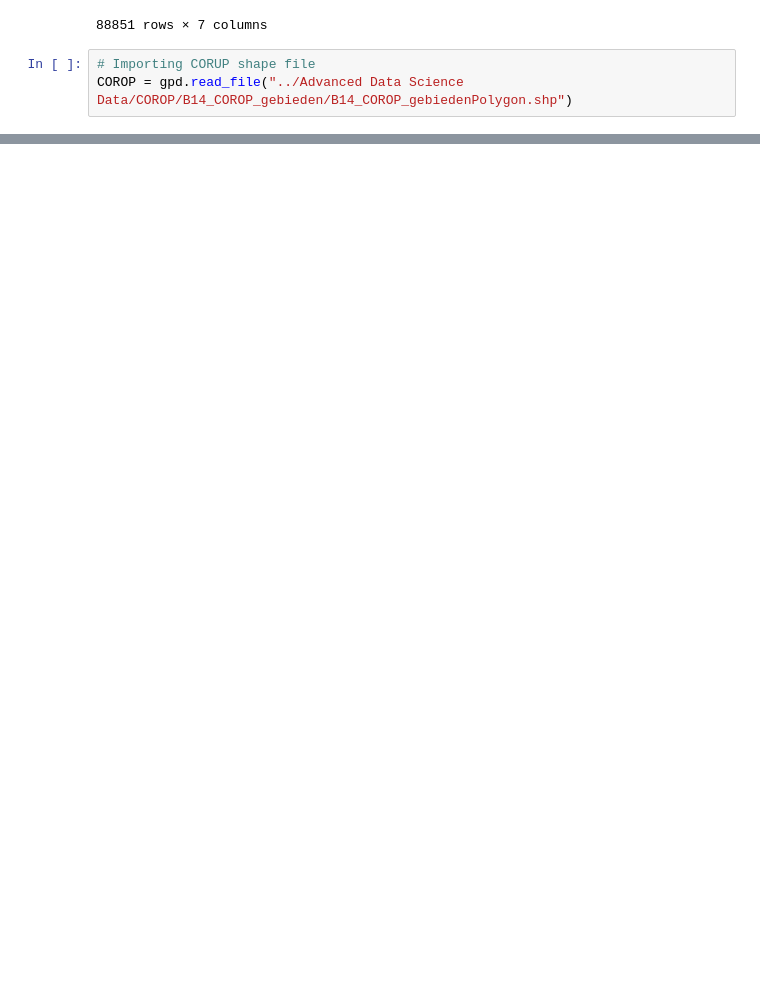
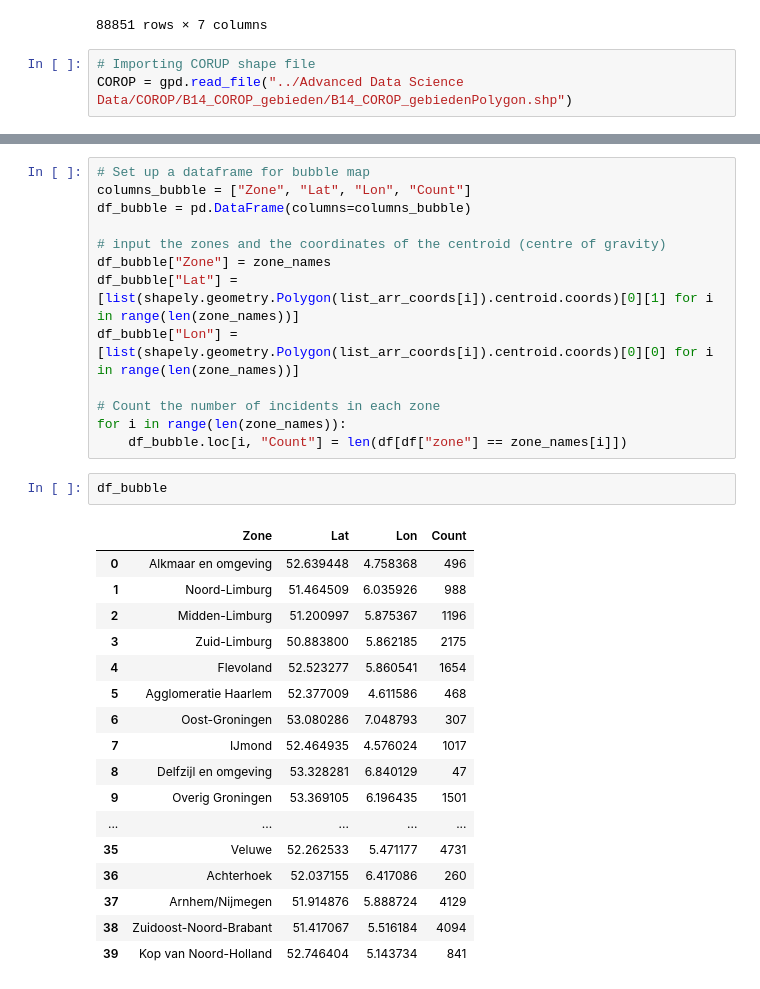
Before and after one commit to hmiyo29/RoadInspectorOptimisation, a Jupyter notebook: Visualise - bubble map.ipynb, the cells around one changed output, grey strips where cells are left out. Saved outputs shown, nothing was run; the diff lists cells and outputs as text; blank space fills up the shorter version.

```diff
--- a/Visualise - bubble map.ipynb
+++ b/Visualise - bubble map.ipynb
@@ -67,0 +101,33 @@ print(json.dumps(poly_))
+# %%
+# Set up a dataframe for bubble map
+columns_bubble = ["Zone", "Lat", "Lon", "Count"]
+df_bubble = pd.DataFrame(columns=columns_bubble)
+
+# input the zones and the coordinates of the centroid (centre of gravity)
+df_bubble["Zone"] = zone_names
+df_bubble["Lat"] = [list(shapely.geometry.Polygon(list_arr_coords[i]).centroid.coords)[0][1] for i in range(len(zone_names))]
+df_bubble["Lon"] = [list(shapely.geometry.Polygon(list_arr_coords[i]).centroid.coords)[0][0] for i in range(len(zone_names))]
+
+# Count the number of incidents in each zone
+for i in range(len(zone_names)):
+    df_bubble.loc[i, "Count"] = len(df[df["zone"] == zone_names[i]])
+# %%
+df_bubble
+# %% [output]
+|  | Zone | Lat | Lon | Count |
+| 0 | Alkmaar en omgeving | 52.639448 | 4.758368 | 496 |
+| 1 | Noord-Limburg | 51.464509 | 6.035926 | 988 |
+| 2 | Midden-Limburg | 51.200997 | 5.875367 | 1196 |
+| 3 | Zuid-Limburg | 50.883800 | 5.862185 | 2175 |
+| 4 | Flevoland | 52.523277 | 5.860541 | 1654 |
+| 5 | Agglomeratie Haarlem | 52.377009 | 4.611586 | 468 |
+| 6 | Oost-Groningen | 53.080286 | 7.048793 | 307 |
+| 7 | IJmond | 52.464935 | 4.576024 | 1017 |
+| 8 | Delfzijl en omgeving | 53.328281 | 6.840129 | 47 |
+| 9 | Overig Groningen | 53.369105 | 6.196435 | 1501 |
+| ... | ... | ... | ... | ... |
+| 35 | Veluwe | 52.262533 | 5.471177 | 4731 |
+| 36 | Achterhoek | 52.037155 | 6.417086 | 260 |
+| 37 | Arnhem/Nijmegen | 51.914876 | 5.888724 | 4129 |
+| 38 | Zuidoost-Noord-Brabant | 51.417067 | 5.516184 | 4094 |
+| 39 | Kop van Noord-Holland | 52.746404 | 5.143734 | 841 |
```
Also changed, not shown: parts of 7 cells of this notebook.
